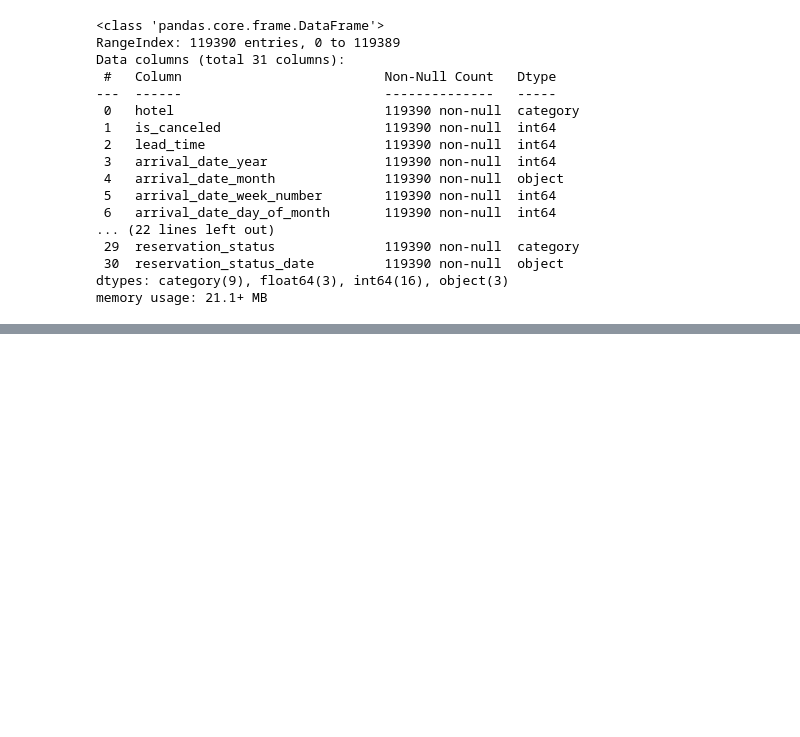
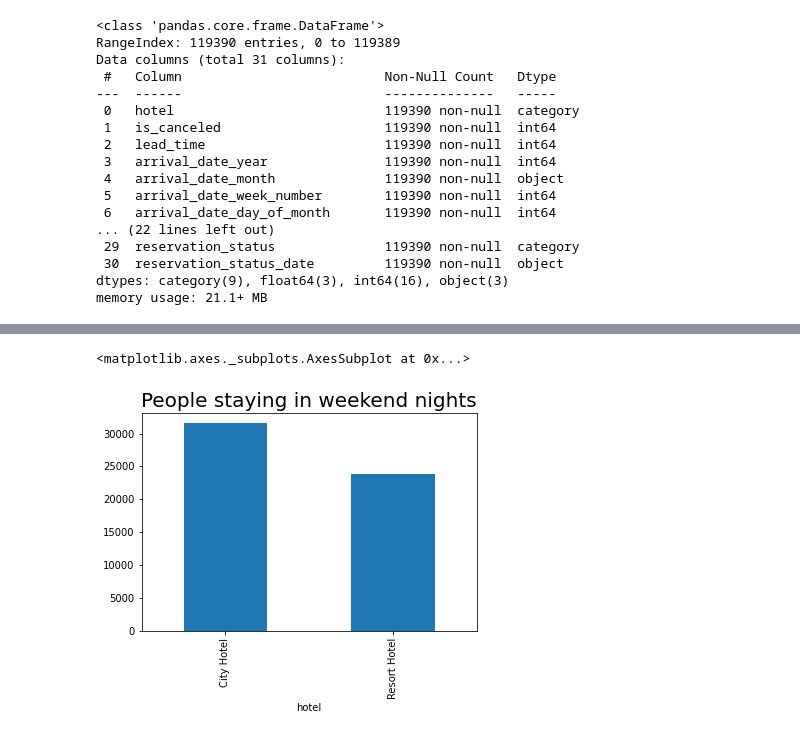
Before and after one commit to vinayvst012/Hotel_Booking---Vinayak-Tigadi, a Jupyter notebook: Hotel_Booking_Analysis_Capstone_Project.ipynb, the cells around one changed output, grey strips where cells are left out. Cells and saved outputs as stored; diff of their text form; code cells hidden in the pictures; blank space fills up the shorter version.

```diff
--- a/Hotel_Booking_Analysis_Capstone_Project.ipynb
+++ b/Hotel_Booking_Analysis_Capstone_Project.ipynb
@@ -274,0 +319,6 @@ memory usage: 21.1+ MB
+# %%
+plt.title('People staying in weekend nights',fontsize=20)
+(df.groupby(by=['hotel'])['stays_in_weekend_nights'].sum()//2).plot(kind='bar')
+# %% [output]
+<matplotlib.axes._subplots.AxesSubplot at 0x...>
+[figure, added]
```
Also changed, not shown: parts of 14 cells of this notebook.
